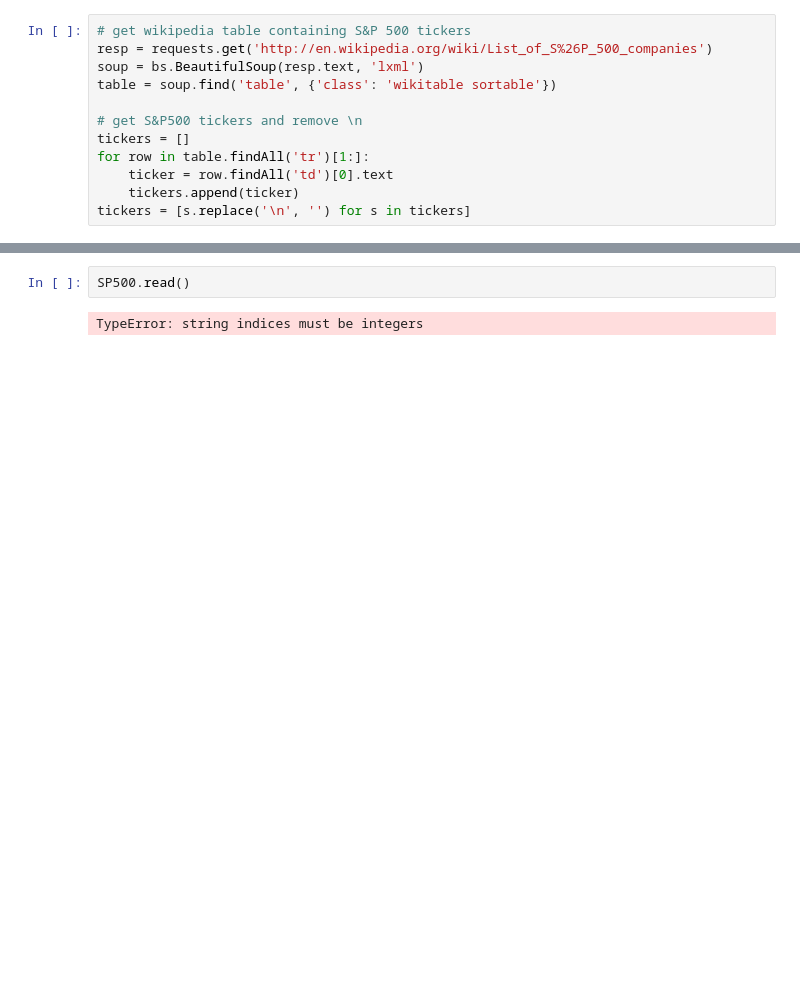
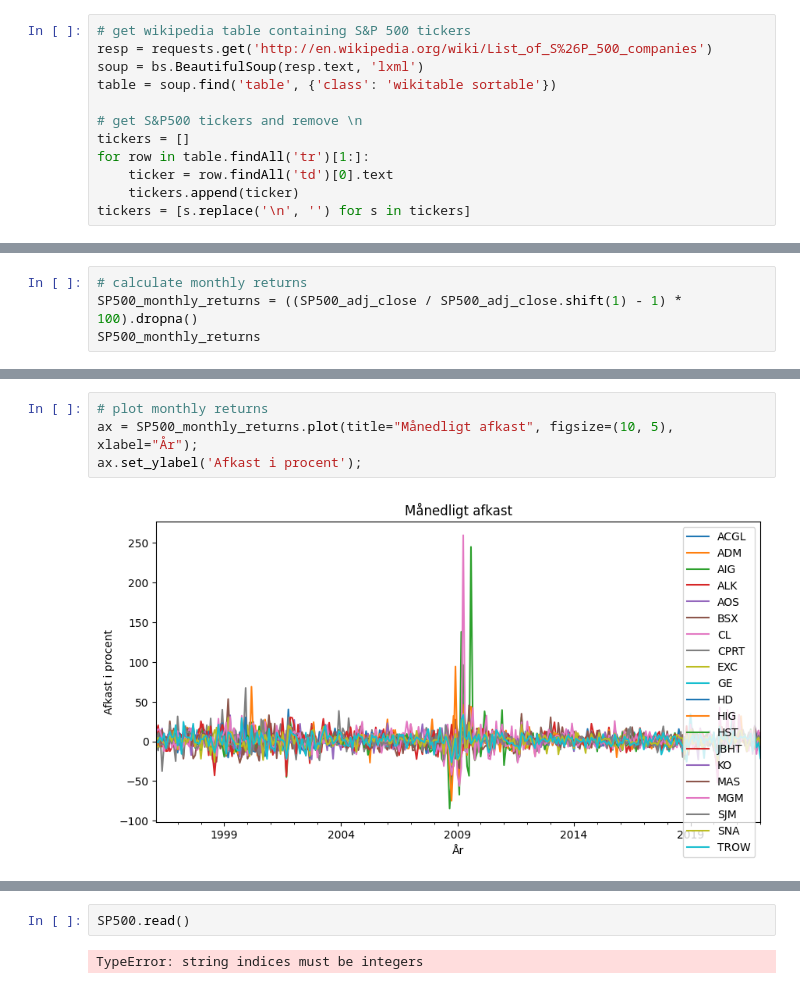
Before and after one commit to MNPW9/masters_thesis, a Jupyter notebook: test.ipynb, the cells around one changed output, grey strips where cells are left out. Cells and saved outputs as stored; diff of their text form; blank space fills up the shorter version.

```diff
--- a/test.ipynb
+++ b/test.ipynb
@@ -76,0 +119,4 @@ data
+# %%
+# calculate monthly returns
+SP500_monthly_returns = ((SP500_adj_close / SP500_adj_close.shift(1) - 1) * 100).dropna()
+SP500_monthly_returns
@@ -76,0 +137,6 @@ data
+# %%
+# plot monthly returns
+ax = SP500_monthly_returns.plot(title="Månedligt afkast", figsize=(10, 5), xlabel="År");
+ax.set_ylabel('Afkast i procent');
+# %% [output]
+[figure, added]
```
Also changed, not shown: parts of 26 cells of this notebook, 1 other file.
